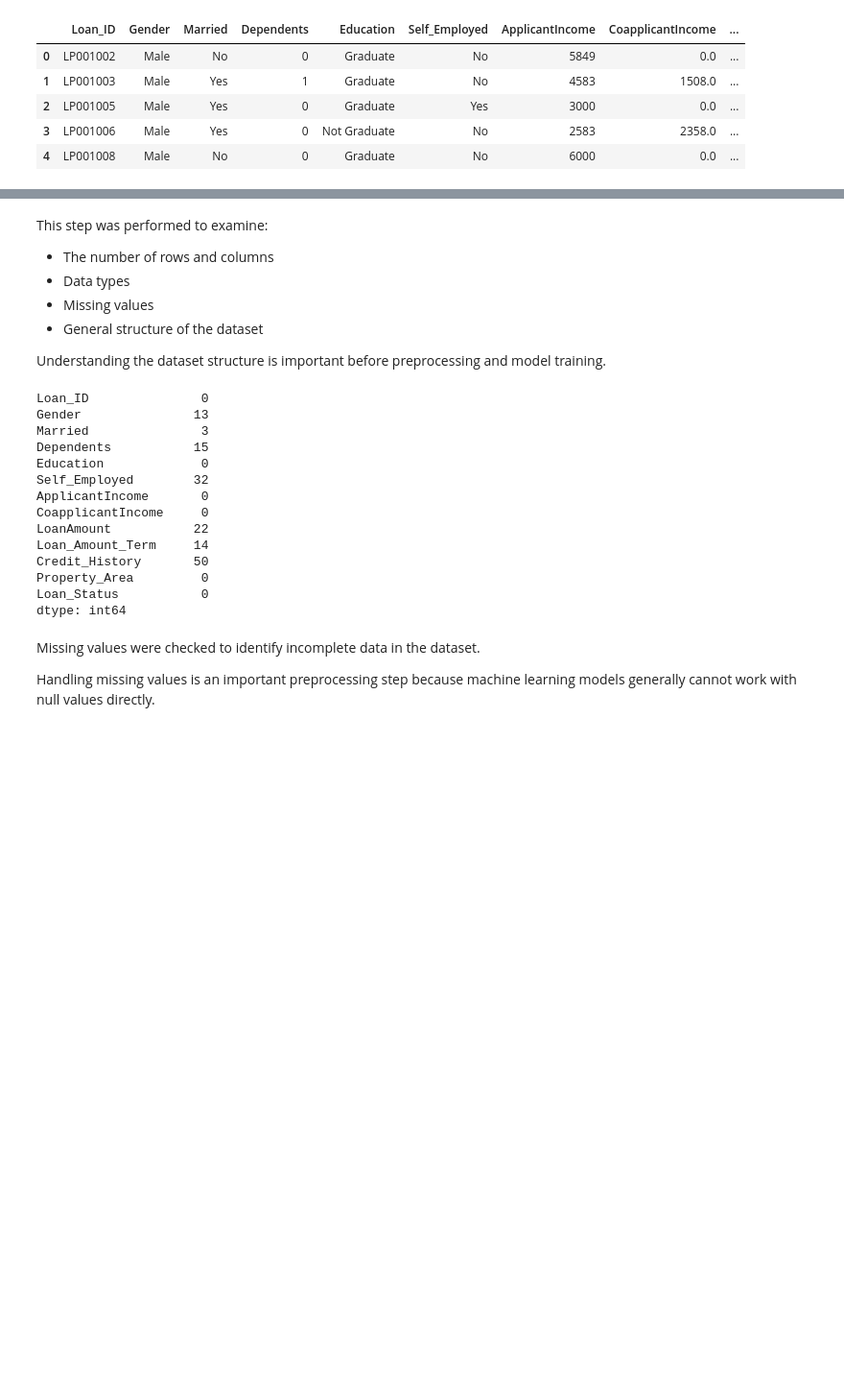
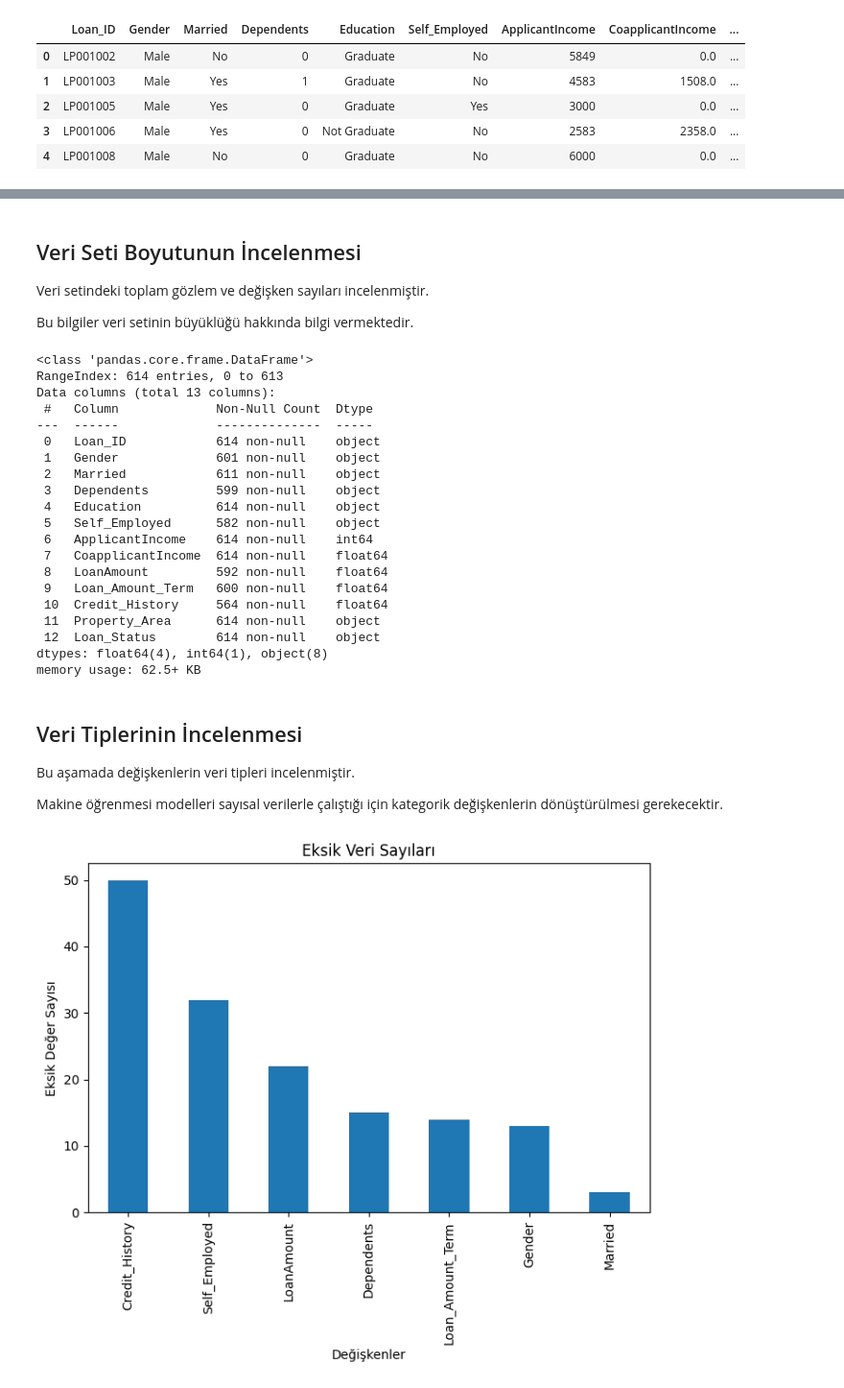
Before and after one commit to ErbolZhanyshov/credit-risk-analysis-system, a Jupyter notebook: notebooks/loan_prediction_analysis.ipynb, the cells around one changed output, grey strips where cells are left out. Shown at 96% size. Saved outputs shown, nothing was run; the diff lists cells and outputs as text; code cells hidden in the pictures; blank space fills up the shorter version.

Commit message:
Add EDA, preprocessing, model training and evaluation

```diff
--- a/notebooks/loan_prediction_analysis.ipynb
+++ b/notebooks/loan_prediction_analysis.ipynb
@@ -101,31 +86,49 @@ memory usage: 62.5+ KB
 # %% [markdown]
-This step was performed to examine:
+## Veri Seti Boyutunun İncelenmesi
 
-* The number of rows and columns
-* Data types
-* Missing values
-* General structure of the dataset
+Veri setindeki toplam gözlem ve değişken sayıları incelenmiştir.
 
-Understanding the dataset structure is important before preprocessing and model training.
+Bu bilgiler veri setinin büyüklüğü hakkında bilgi vermektedir.
 # %%
-# Missing values
-df.isnull().sum()
+df.info()
 # %% [output]
-Loan_ID               0
-Gender               13
-Married               3
-Dependents           15
-Education             0
-Self_Employed        32
-ApplicantIncome       0
-CoapplicantIncome     0
-LoanAmount           22
-Loan_Amount_Term     14
-Credit_History       50
-Property_Area         0
-Loan_Status           0
-dtype: int64
+<class 'pandas.core.frame.DataFrame'>
+RangeIndex: 614 entries, 0 to 613
+Data columns (total 13 columns):
+ #   Column             Non-Null Count  Dtype
+---  ------             --------------  -----
+ 0   Loan_ID            614 non-null    object
+ 1   Gender             601 non-null    object
+ 2   Married            611 non-null    object
+ 3   Dependents         599 non-null    object
+ 4   Education          614 non-null    object
+ 5   Self_Employed      582 non-null    object
+ 6   ApplicantIncome    614 non-null    int64
+ 7   CoapplicantIncome  614 non-null    float64
+ 8   LoanAmount         592 non-null    float64
+ 9   Loan_Amount_Term   600 non-null    float64
+ 10  Credit_History     564 non-null    float64
+ 11  Property_Area      614 non-null    object
+ 12  Loan_Status        614 non-null    object
+dtypes: float64(4), int64(1), object(8)
+memory usage: 62.5+ KB
 # %% [markdown]
-Missing values were checked to identify incomplete data in the dataset.
+## Veri Tiplerinin İncelenmesi
 
-Handling missing values is an important preprocessing step because machine learning models generally cannot work with null values directly.
+Bu aşamada değişkenlerin veri tipleri incelenmiştir.
+
+Makine öğrenmesi modelleri sayısal verilerle çalıştığı için kategorik değişkenlerin dönüştürülmesi gerekecektir.
+# %%
+missing_values = df.isnull().sum()
+
+missing_values[missing_values > 0].sort_values(ascending=False).plot(
+    kind='bar',
+    figsize=(8,5)
+)
+
+plt.title("Eksik Veri Sayıları")
+plt.ylabel("Eksik Değer Sayısı")
+plt.xlabel("Değişkenler")
+plt.show()
+# %% [output]
+[figure, added]
```
Also changed, not shown: parts of 71 cells of this notebook.
